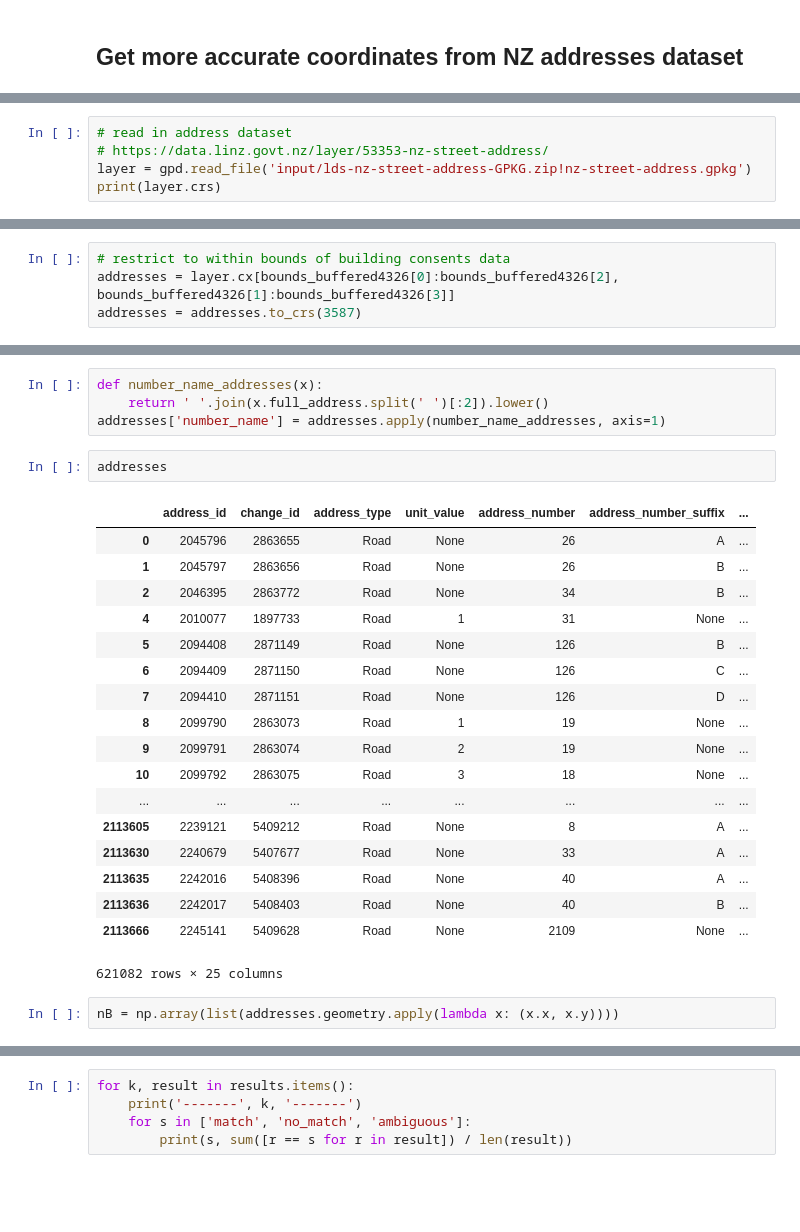
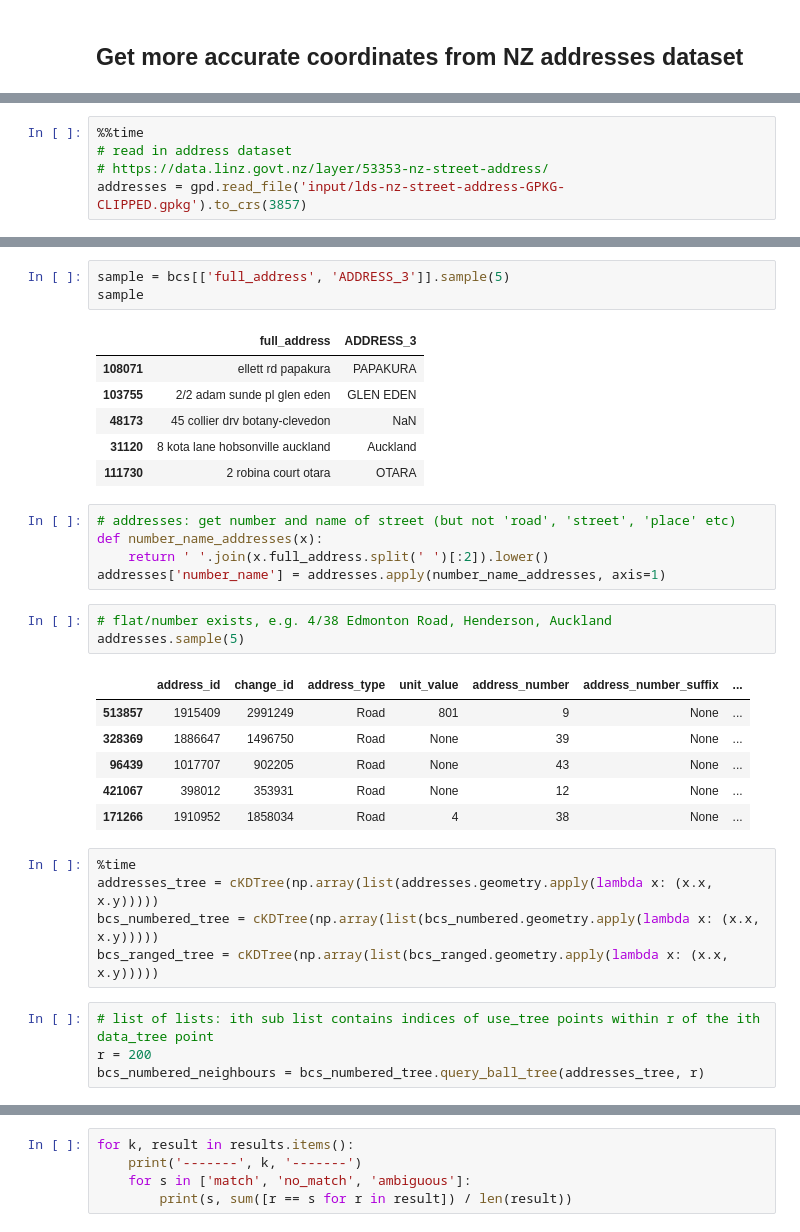
Before and after one commit to UoA-eResearch/auckland-housing, a Jupyter notebook: phase1.ipynb, the cells around one changed output, grey strips where cells are left out. Saved outputs shown, nothing was run; the diff lists cells and outputs as text; blank space fills up the shorter version.

```diff
--- a/phase1.ipynb
+++ b/phase1.ipynb
@@ -84,5 +100,5 @@ ctx.add_basemap(ax)
 # %%
+%%time
 # read in address dataset
 # https://data.linz.govt.nz/layer/53353-nz-street-address/
-layer = gpd.read_file('input/lds-nz-street-address-GPKG.zip!nz-street-address.gpkg')
-print(layer.crs)
+addresses = gpd.read_file('input/lds-nz-street-address-GPKG-CLIPPED.gpkg').to_crs(3857)
@@ -89,4 +107,0 @@ print(layer.crs)
-# %%
-# restrict to within bounds of building consents data
-addresses = layer.cx[bounds_buffered4326[0]:bounds_buffered4326[2], bounds_buffered4326[1]:bounds_buffered4326[3]]
-addresses = addresses.to_crs(3587)
@@ -157,27 +166,34 @@ Name: number_name, Length: 207226, dtype: object
+# %%
+sample = bcs[['full_address', 'ADDRESS_3']].sample(5)
+sample
+# %% [output]
+|  | full_address | ADDRESS_3 |
+| 108071 | ellett rd papakura | PAPAKURA |
+| 103755 | 2/2 adam sunde pl glen eden | GLEN EDEN |
+| 48173 | 45 collier drv botany-clevedon | NaN |
+| 31120 | 8 kota lane hobsonville auckland | Auckland |
+| 111730 | 2 robina court otara | OTARA |
 # %%
+# addresses: get number and name of street (but not 'road', 'street', 'place' etc)
 def number_name_addresses(x):
     return ' '.join(x.full_address.split(' ')[:2]).lower()
 addresses['number_name'] = addresses.apply(number_name_addresses, axis=1)
 # %%
-addresses
+# flat/number exists, e.g. 4/38 Edmonton Road, Henderson, Auckland
+addresses.sample(5)
 # %% [output]
 |  | address_id | change_id | address_type | unit_value | address_number | address_number_suffix | ... |
-| 0 | 2045796 | 2863655 | Road | None | 26 | A | ... |
-| 1 | 2045797 | 2863656 | Road | None | 26 | B | ... |
-| 2 | 2046395 | 2863772 | Road | None | 34 | B | ... |
-| 4 | 2010077 | 1897733 | Road | 1 | 31 | None | ... |
-| 5 | 2094408 | 2871149 | Road | None | 126 | B | ... |
-| 6 | 2094409 | 2871150 | Road | None | 126 | C | ... |
-| 7 | 2094410 | 2871151 | Road | None | 126 | D | ... |
-| 8 | 2099790 | 2863073 | Road | 1 | 19 | None | ... |
-| 9 | 2099791 | 2863074 | Road | 2 | 19 | None | ... |
-| 10 | 2099792 | 2863075 | Road | 3 | 18 | None | ... |
-| ... | ... | ... | ... | ... | ... | ... | ... |
-| 2113605 | 2239121 | 5409212 | Road | None | 8 | A | ... |
-| 2113630 | 2240679 | 5407677 | Road | None | 33 | A | ... |
-| 2113635 | 2242016 | 5408396 | Road | None | 40 | A | ... |
-| 2113636 | 2242017 | 5408403 | Road | None | 40 | B | ... |
-| 2113666 | 2245141 | 5409628 | Road | None | 2109 | None | ... |
+| 513857 | 1915409 | 2991249 | Road | 801 | 9 | None | ... |
+| 328369 | 1886647 | 1496750 | Road | None | 39 | None | ... |
+| 96439 | 1017707 | 902205 | Road | None | 43 | None | ... |
+| 421067 | 398012 | 353931 | Road | None | 12 | None | ... |
+| 171266 | 1910952 | 1858034 | Road | 4 | 38 | None | ... |
-621082 rows × 25 columns
 # %%
-nB = np.array(list(addresses.geometry.apply(lambda x: (x.x, x.y))))
+%time
+addresses_tree = cKDTree(np.array(list(addresses.geometry.apply(lambda x: (x.x, x.y)))))
+bcs_numbered_tree = cKDTree(np.array(list(bcs_numbered.geometry.apply(lambda x: (x.x, x.y)))))
+bcs_ranged_tree = cKDTree(np.array(list(bcs_ranged.geometry.apply(lambda x: (x.x, x.y)))))
+# %%
+# list of lists: ith sub list contains indices of use_tree points within r of the ith data_tree point
+r = 200
+bcs_numbered_neighbours = bcs_numbered_tree.query_ball_tree(addresses_tree, r)
```
Also changed, not shown: parts of 27 cells of this notebook.
